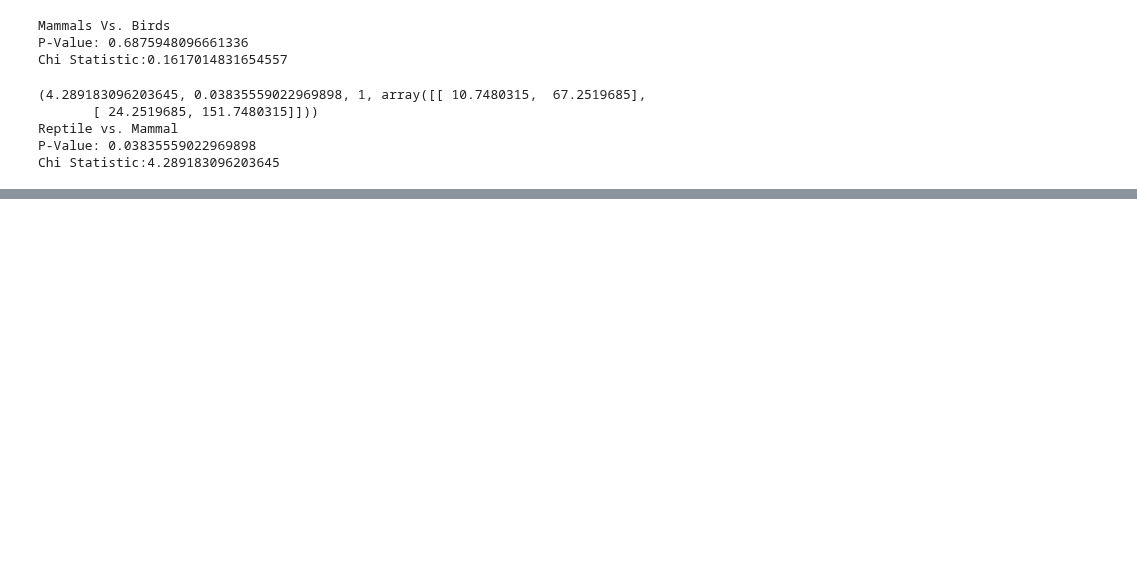
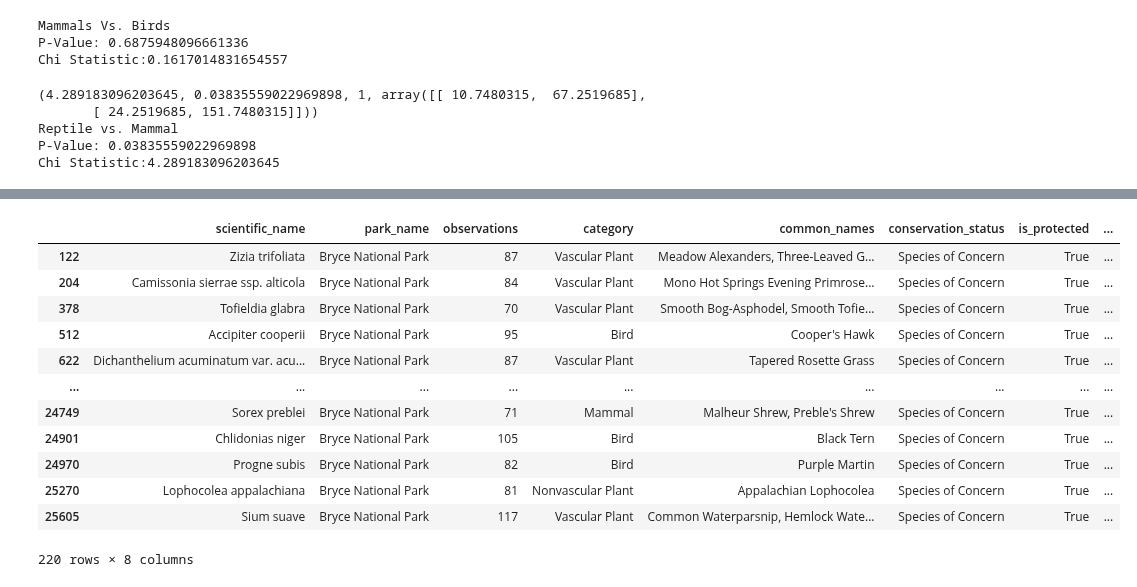
Before and after one commit to Gigabyte2408/biodiversity-project, a Jupyter notebook: biodiversity.ipynb, the cells around one changed output, grey strips where cells are left out. Cells and saved outputs as stored; diff of their text form; code cells hidden in the pictures; blank space fills up the shorter version.

```diff
--- a/biodiversity.ipynb
+++ b/biodiversity.ipynb
@@ -3,7 +3,7 @@ import pandas as pd
 import numpy as np
 from matplotlib import pyplot as plt
 import seaborn as sns
-pd.set_option('display.max_rows', None)
+pd.set_option('display.max_rows', 25)
 from scipy.stats import chi2_contingency
 # %% [markdown]
 #### Biodiversity Project
@@ -136,0 +181,17 @@ Chi Statistic:4.289183096203645
+# %%
+merger = observations.merge(species, on = 'scientific_name')
+protected = merger[merger.is_protected == True]
+# %% [output]
+|  | scientific_name | park_name | observations | category | common_names | conservation_status | is_protected | ... |
+| 122 | Zizia trifoliata | Bryce National Park | 87 | Vascular Plant | Meadow Alexanders, Three-Leaved G... | Species of Concern | True | ... |
+| 204 | Camissonia sierrae ssp. alticola | Bryce National Park | 84 | Vascular Plant | Mono Hot Springs Evening Primrose... | Species of Concern | True | ... |
+| 378 | Tofieldia glabra | Bryce National Park | 70 | Vascular Plant | Smooth Bog-Asphodel, Smooth Tofie... | Species of Concern | True | ... |
+| 512 | Accipiter cooperii | Bryce National Park | 95 | Bird | Cooper's Hawk | Species of Concern | True | ... |
+| 622 | Dichanthelium acuminatum var. acu... | Bryce National Park | 87 | Vascular Plant | Tapered Rosette Grass | Species of Concern | True | ... |
+| ... | ... | ... | ... | ... | ... | ... | ... | ... |
+| 24749 | Sorex preblei | Bryce National Park | 71 | Mammal | Malheur Shrew, Preble's Shrew | Species of Concern | True | ... |
+| 24901 | Chlidonias niger | Bryce National Park | 105 | Bird | Black Tern | Species of Concern | True | ... |
+| 24970 | Progne subis | Bryce National Park | 82 | Bird | Purple Martin | Species of Concern | True | ... |
+| 25270 | Lophocolea appalachiana | Bryce National Park | 81 | Nonvascular Plant | Appalachian Lophocolea | Species of Concern | True | ... |
+| 25605 | Sium suave | Bryce National Park | 117 | Vascular Plant | Common Waterparsnip, Hemlock Wate... | Species of Concern | True | ... |
+220 rows × 8 columns
```
Also changed, not shown: parts of 4 cells of this notebook.
